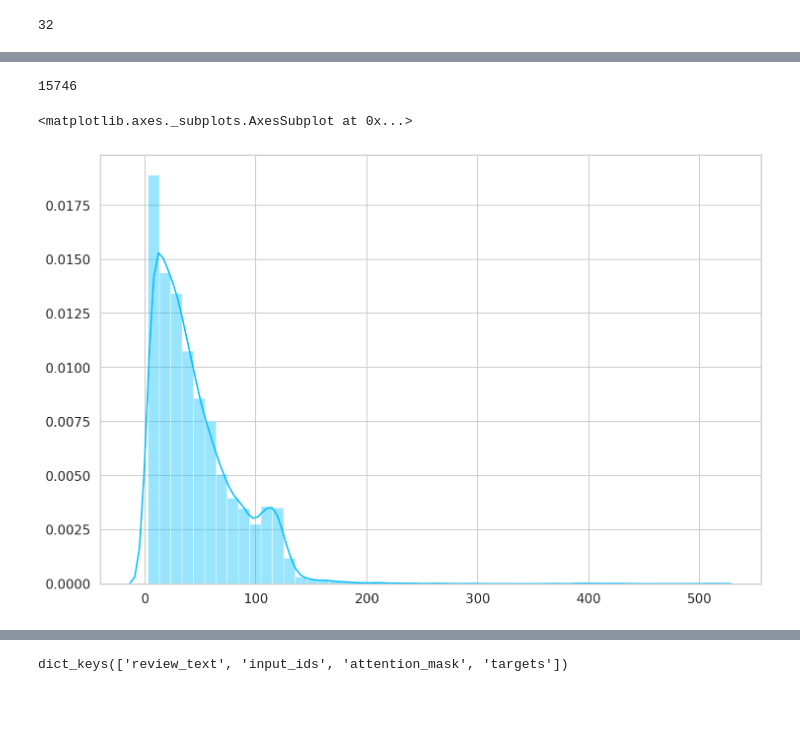
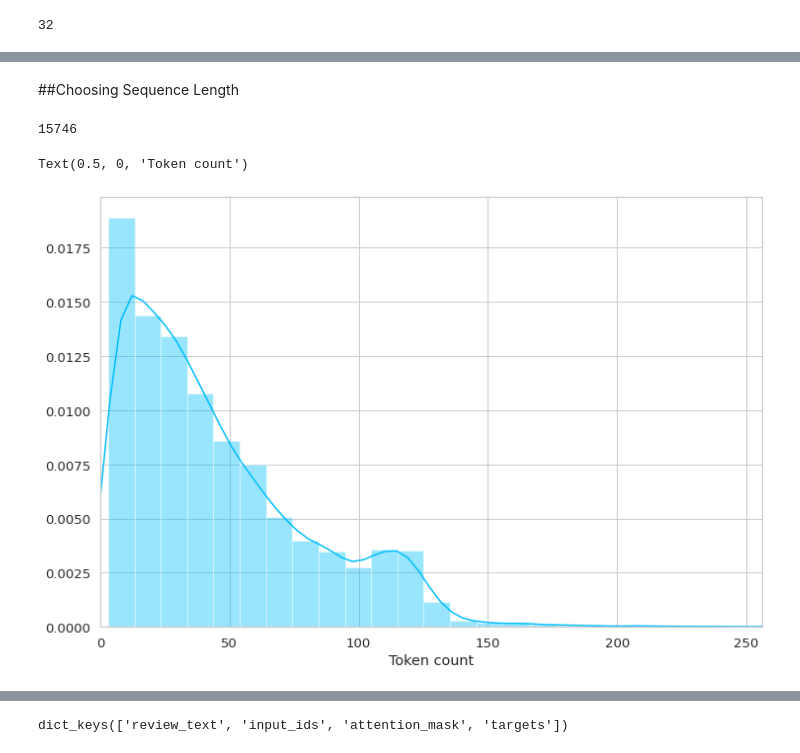
Before and after one commit to Masoud-Ghasemian/BERT, a Jupyter notebook: Sentiment_Analysis_with_BERT.ipynb, the cells around one changed output, grey strips where cells are left out. Saved outputs shown, nothing was run; the diff lists cells and outputs as text; code cells hidden in the pictures; blank space fills up the shorter version.

```diff
--- a/Sentiment_Analysis_with_BERT.ipynb
+++ b/Sentiment_Analysis_with_BERT.ipynb
@@ -206,3 +204,5 @@ tensor([[1, 1, 1, 1, 1, 1, 1, 1, 1, 1, 1, 1, 1, 0, 0, 0, 0, 0, 0, 0, 0, 0, 0, 0,
+# %% [markdown]
+##Choosing Sequence Length
 # %%
 token_lens = []
 for txt in df.content:
@@ -212,11 +212,13 @@ for txt in df.content:
 len(token_lens)
 # %% [output]
 15746
-# %%
-sns.distplot(token_lens)
-# %% [output]
-<matplotlib.axes._subplots.AxesSubplot at 0x...>
-[figure, removed]
+# %%
+sns.distplot(token_lens)
+plt.xlim([0,256])
+plt.xlabel('Token count')
+# %% [output]
+Text(0.5, 0, 'Token count')
+[figure, added]
 # %%
 ### Create a Dataset
 # %%
```
Also changed, not shown: parts of 35 cells of this notebook.
